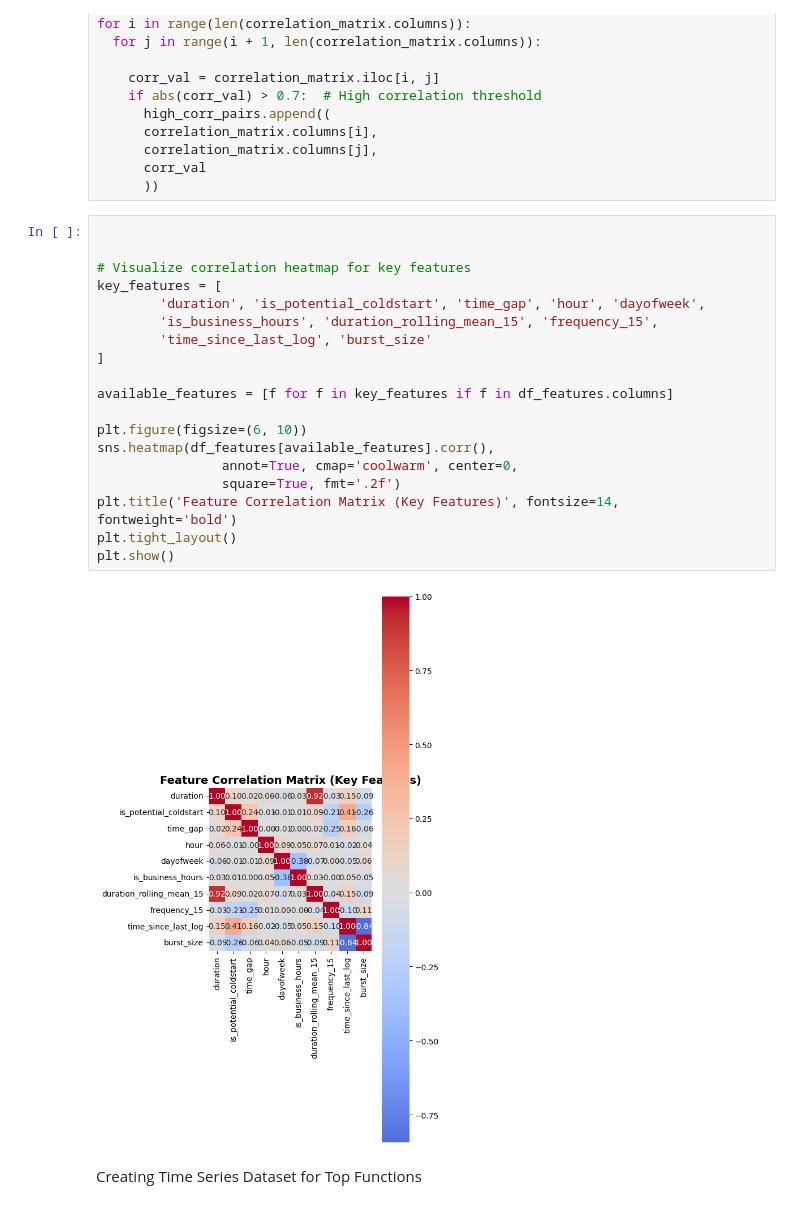
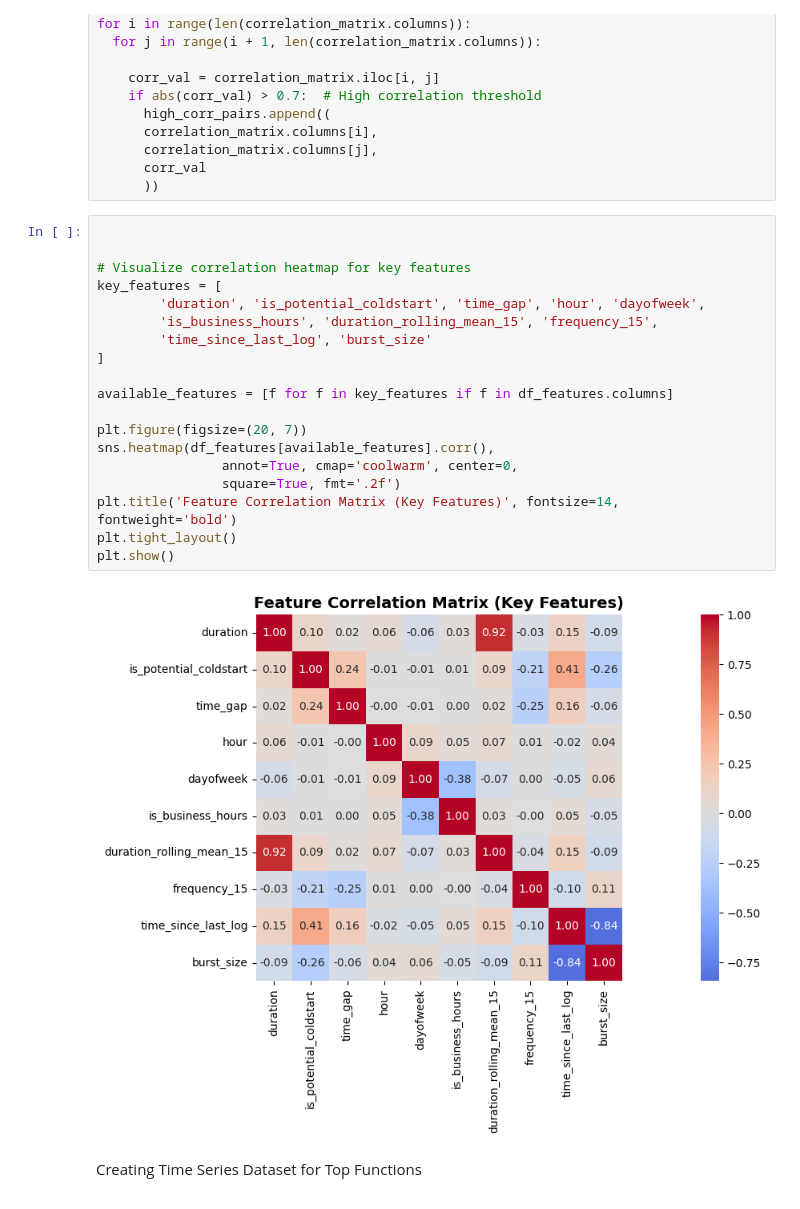
Before and after one commit to abigail-anil/knative-predictive-autoscaler, a Jupyter notebook: knative-cloud/Preprocessing/AzureFuncs_Preprocessing_training.ipynb, the cells around one changed output. Cells and saved outputs as stored; diff of their text form.

```diff
--- a/knative-cloud/Preprocessing/AzureFuncs_Preprocessing_training.ipynb
+++ b/knative-cloud/Preprocessing/AzureFuncs_Preprocessing_training.ipynb
@@ -851,24 +851,24 @@ for i in range(len(correlation_matrix.columns)):
 # %%
 
 
 # Visualize correlation heatmap for key features
 key_features = [
         'duration', 'is_potential_coldstart', 'time_gap', 'hour', 'dayofweek',
         'is_business_hours', 'duration_rolling_mean_15', 'frequency_15',
         'time_since_last_log', 'burst_size'
 ]
 
 available_features = [f for f in key_features if f in df_features.columns]
 
-plt.figure(figsize=(6, 10))
+plt.figure(figsize=(20, 7))
 sns.heatmap(df_features[available_features].corr(),
                 annot=True, cmap='coolwarm', center=0,
                 square=True, fmt='.2f')
 plt.title('Feature Correlation Matrix (Key Features)', fontsize=14, fontweight='bold')
 plt.tight_layout()
 plt.show()
 # %% [output]
-[figure, old version]
+[figure, new version]
 # %% [markdown]
 
 Creating Time Series Dataset for Top Functions
```
Also changed, not shown: parts of 4 cells of this notebook, 11 other files.
